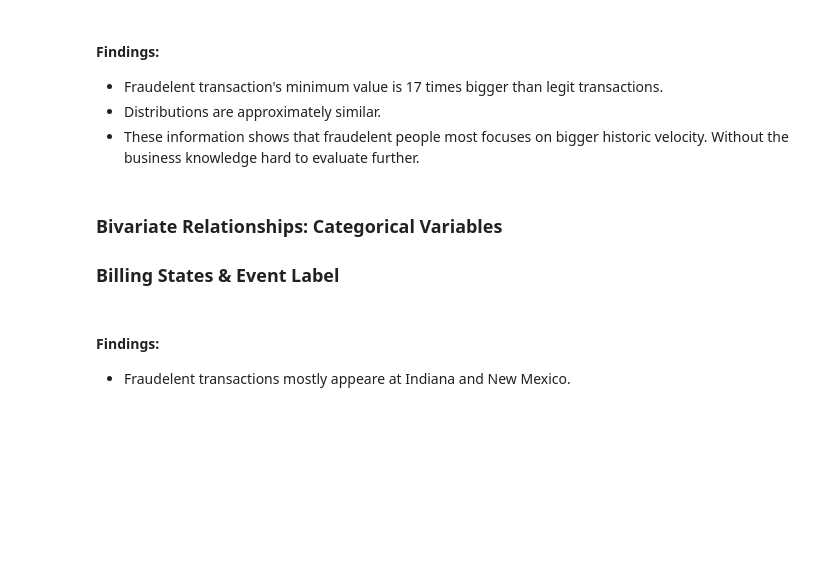
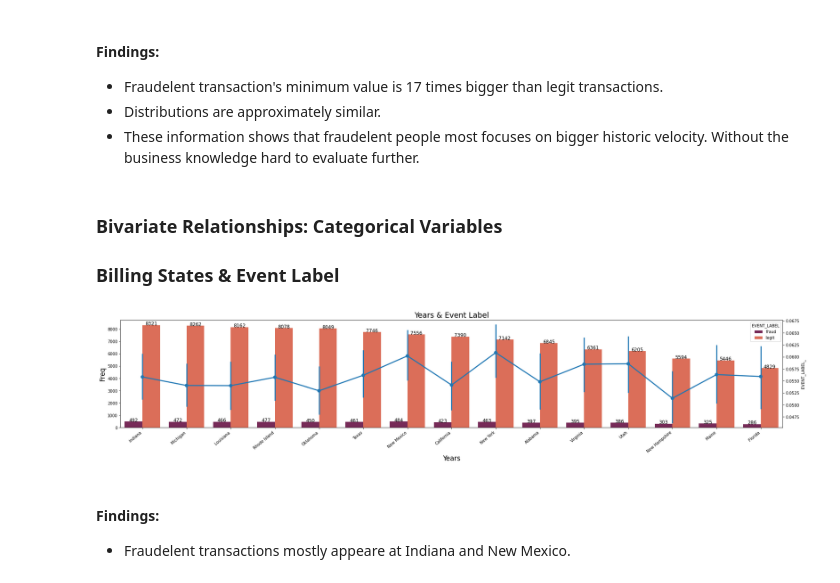
Before and after one commit to ElifKarakutukDinc/Fraud_Analytics_Case_Study, a Jupyter notebook: EDA.ipynb, the cells around one changed output. Drawn from its saved outputs; the diff is of its cells as text; code cells hidden in the pictures; blank space fills up the shorter version.

```diff
--- a/EDA.ipynb
+++ b/EDA.ipynb
@@ -420,19 +552,21 @@ df_descriptive_statistics(
 ### Billing States & Event Label
 # %%
 filter_list = ["fraud", "legit"]
-countplot_pointplot_viz(
+countplot_pointplot_viz_top15(
     df_data,
     filter_list,
     "billing_state",
     "EVENT_LABEL",
     "EVENT_LABEL_",
     "Years",
     "Freq",
     "Years & Event Label",
     palette="rocket",
-    figsize_x=40,
-    figsize_y=10,
+    figsize_x=30,
+    figsize_y=5,
 )
+# %% [output]
+[figure, added]
 # %%
 countplot_viz(
     df_data,
```
Also changed, not shown: parts of 18 cells of this notebook.
